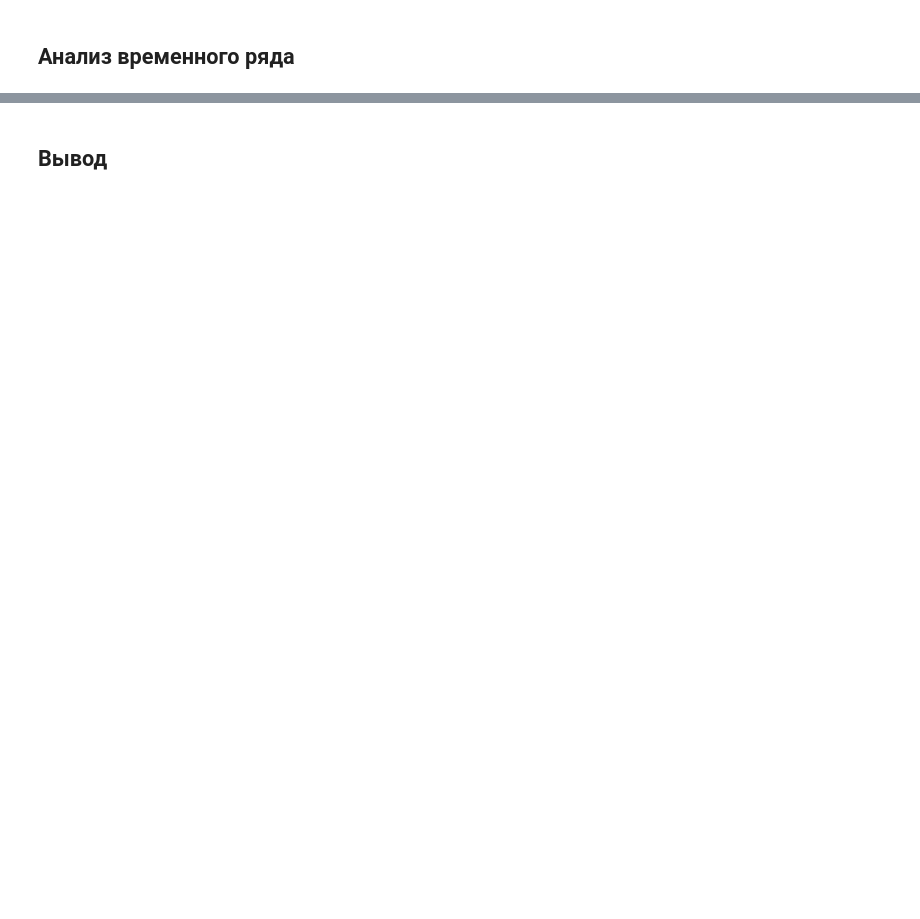
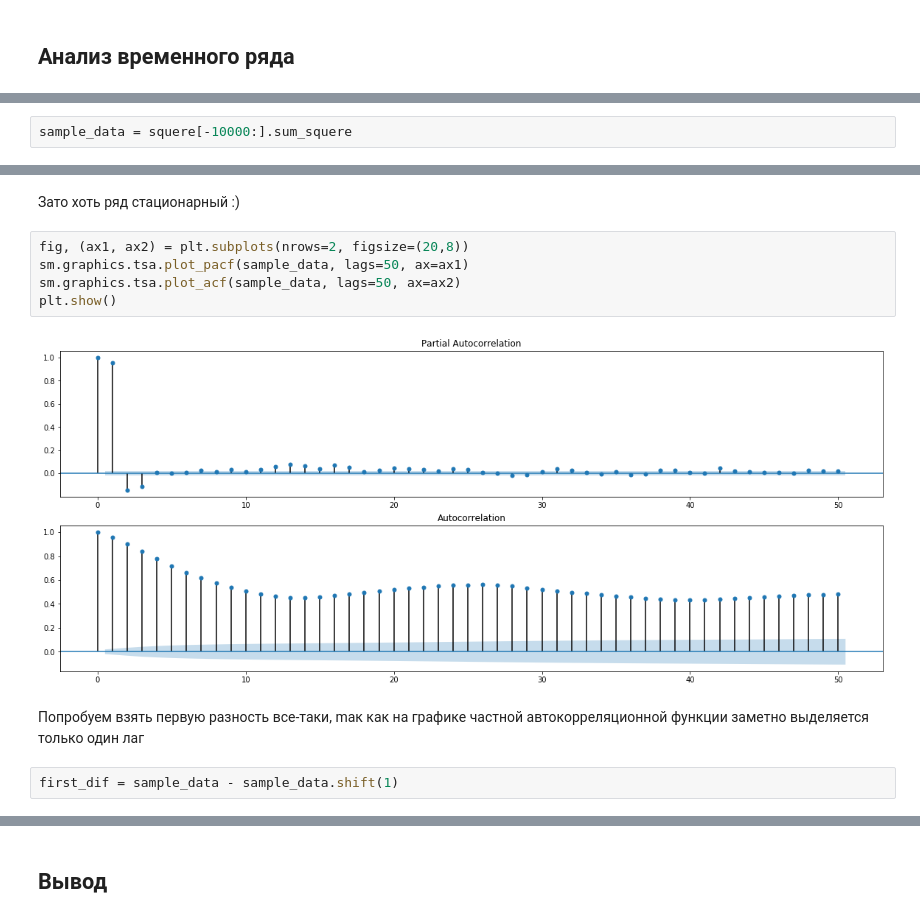
Before and after one commit to LevKats/SphereDataMining, a Jupyter notebook: katsHW3.ipynb, the cells around one changed output, grey strips where cells are left out. Saved outputs shown, nothing was run; the diff lists cells and outputs as text; blank space fills up the shorter version.

```diff
--- a/katsHW3.ipynb
+++ b/katsHW3.ipynb
@@ -226,0 +329,2 @@ Ttest_indResult(statistic=-13.340963575086779, pvalue=2.951137969197117e-40)
+# %%
+sample_data = squere[-10000:].sum_squere
@@ -226,0 +346,13 @@ Ttest_indResult(statistic=-13.340963575086779, pvalue=2.951137969197117e-40)
+# %% [markdown]
+Зато хоть ряд стационарный :)
+# %%
+fig, (ax1, ax2) = plt.subplots(nrows=2, figsize=(20,8))
+sm.graphics.tsa.plot_pacf(sample_data, lags=50, ax=ax1)
+sm.graphics.tsa.plot_acf(sample_data, lags=50, ax=ax2)
+plt.show()
+# %% [output]
+[figure, added]
+# %% [markdown]
+Попробуем взять первую разность все-таки, mак как на графике частной автокорреляционной функции заметно выделяется только один лаг
+# %%
+first_dif = sample_data - sample_data.shift(1)
```
Also changed, not shown: parts of 34 cells of this notebook.
